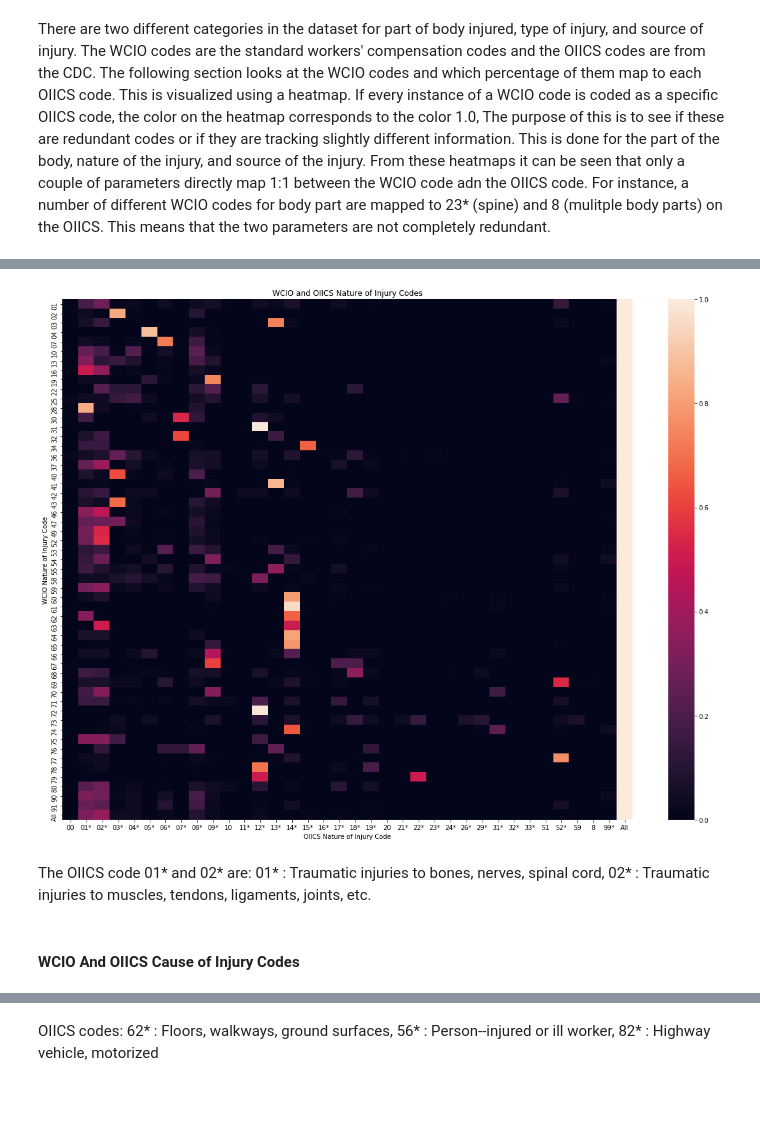
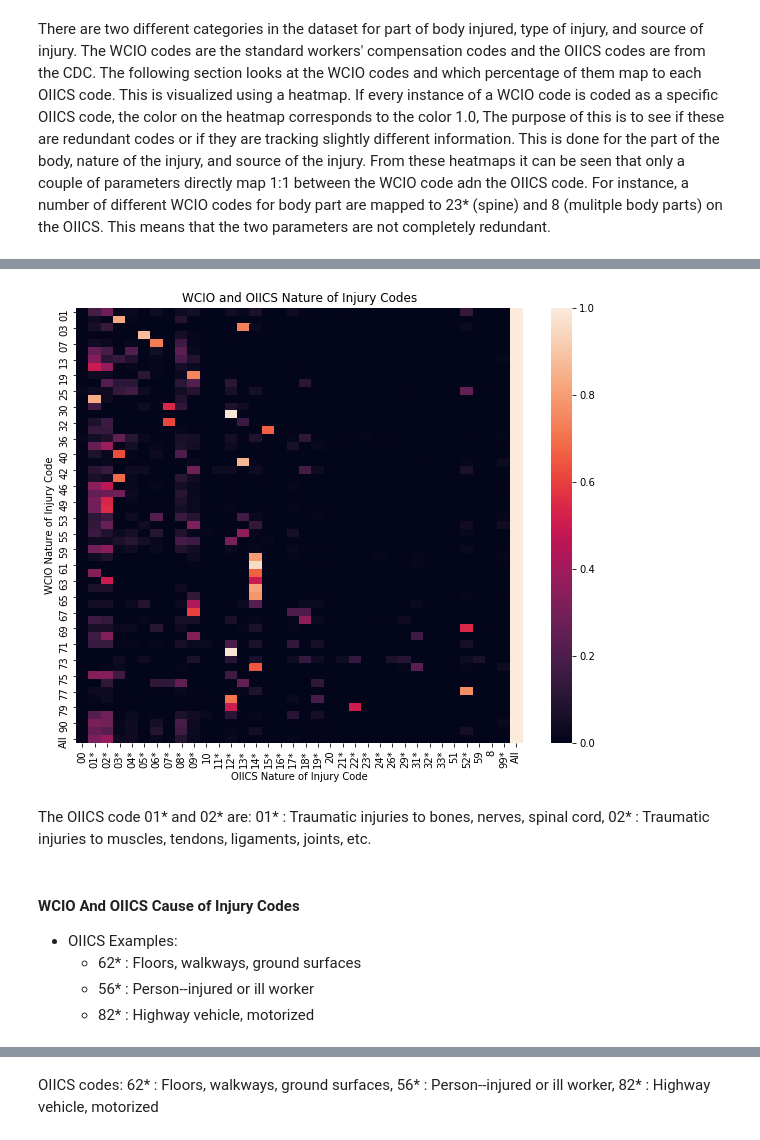
Before and after one commit to cbevis/U3_Capstone, a Jupyter notebook: NYS_Assembled_Workers2.ipynb, the cells around one changed output, grey strips where cells are left out. Cells and saved outputs as stored; diff of their text form; code cells hidden in the pictures; blank space fills up the shorter version.

```diff
--- a/NYS_Assembled_Workers2.ipynb
+++ b/NYS_Assembled_Workers2.ipynb
@@ -215,13 +271,17 @@ The OIICS Part of Body Code 8 indicates multiple body parts. 23* is back include
 # %%
-plt.figure(figsize=(20,15))
+plt.figure(figsize=(10,8))
 sns.heatmap(pd.crosstab(df['WCIO Nature of Injury Code'],df['OIICS Nature of Injury Code'],
                         margins=True).apply(percConvert, axis=1))
 plt.title('WCIO and OIICS Nature of Injury Codes')
 plt.show()
 # %% [output]
-[figure, old version]
+[figure, new version]
 # %% [markdown]
 The OIICS code 01* and 02* are:	01* : Traumatic injuries to bones, nerves, spinal cord,	02* : Traumatic injuries to muscles, tendons, ligaments, joints, etc.
 # %% [markdown]
 #### WCIO And OIICS Cause of Injury Codes
+ - OIICS Examples:
+     - 62* : Floors, walkways, ground surfaces
+     - 56* : Person--injured or ill worker
+     - 82* : Highway vehicle, motorized
 # %%
```
Also changed, not shown: parts of 29 cells of this notebook.
